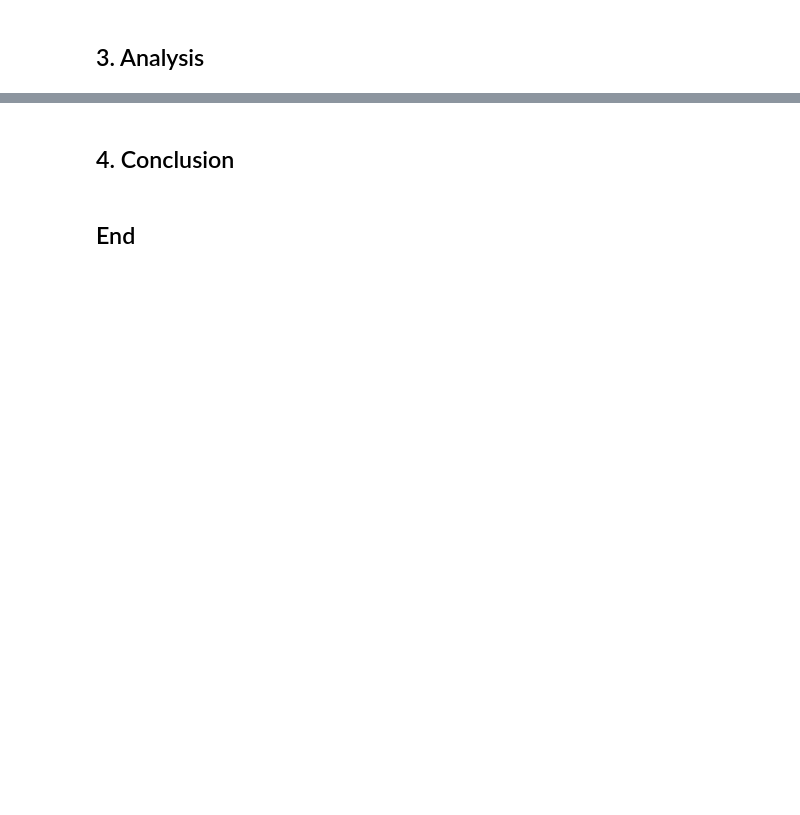
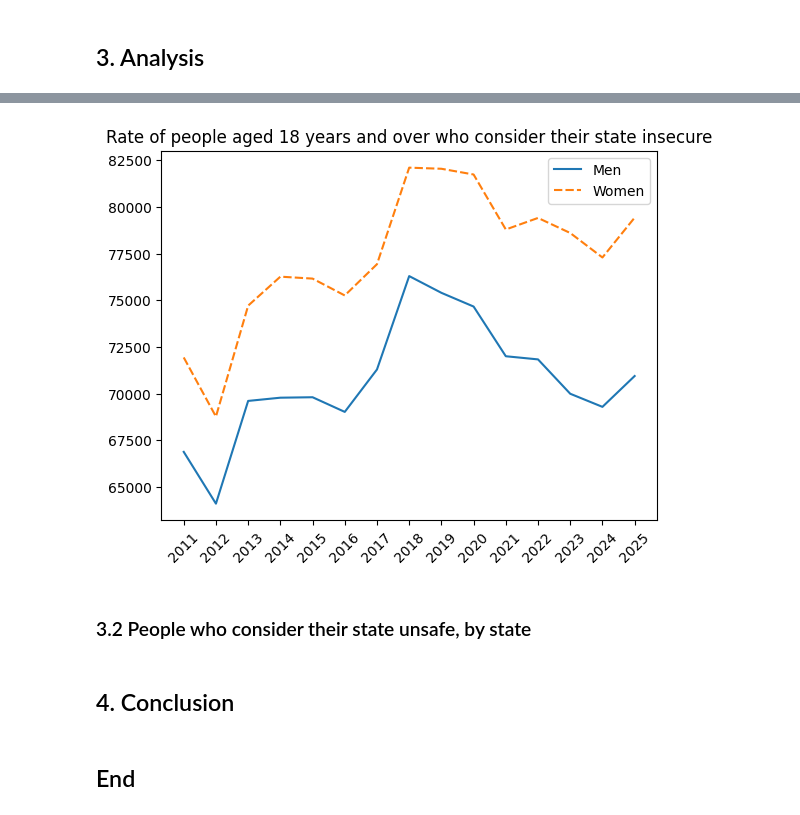
Before and after one commit to irenecelebrin/programming-for-data-analytics, a Jupyter notebook: project/project.ipynb, the cells around one changed output, grey strips where cells are left out. Saved outputs shown, nothing was run; the diff lists cells and outputs as text; code cells hidden in the pictures; blank space fills up the shorter version.

```diff
--- a/project/project.ipynb
+++ b/project/project.ipynb
@@ -349,3 +424,15 @@ memory usage: 203.1+ KB
+# %%
+# https://seaborn.pydata.org/generated/seaborn.lineplot.html
+sns.lineplot(data = data_by_gender)
+
+plt.xticks(rotation=45)
+plt.title('Rate of people aged 18 years and over who consider their state insecure')
+
+plt.show()
+# %% [output]
+[figure, added]
+# %% [markdown]
+### 3.2 People who consider their state unsafe, by state
 # %% [markdown]
 ## 4. Conclusion
 # %% [markdown]
```
Also changed, not shown: parts of 20 cells of this notebook.
